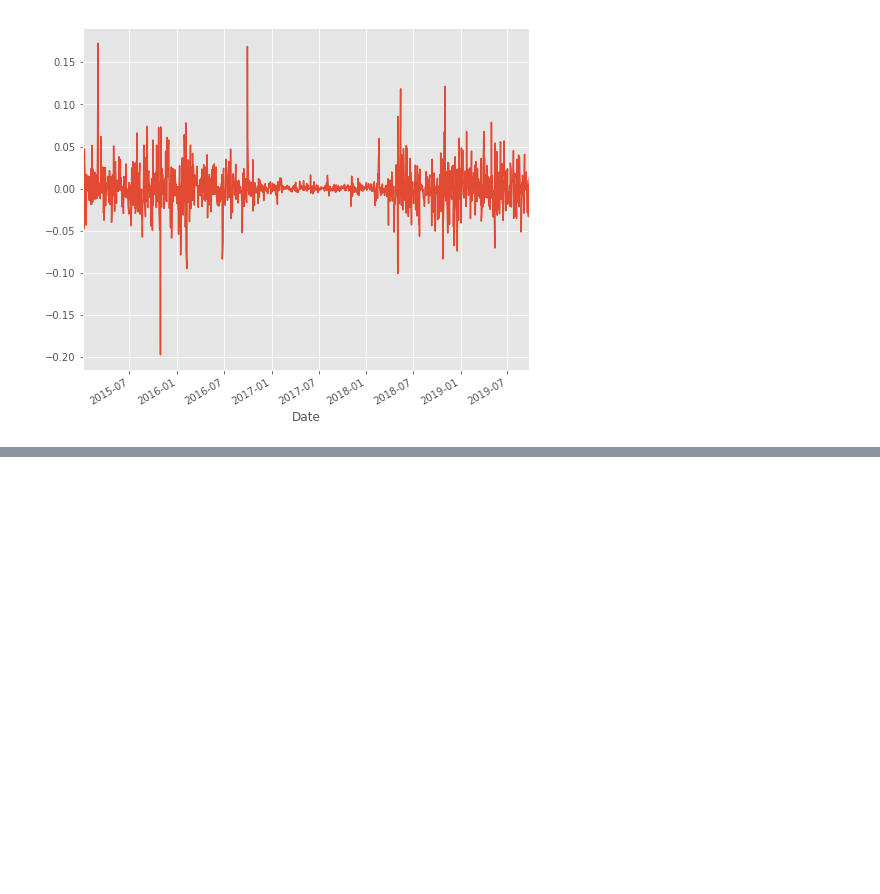
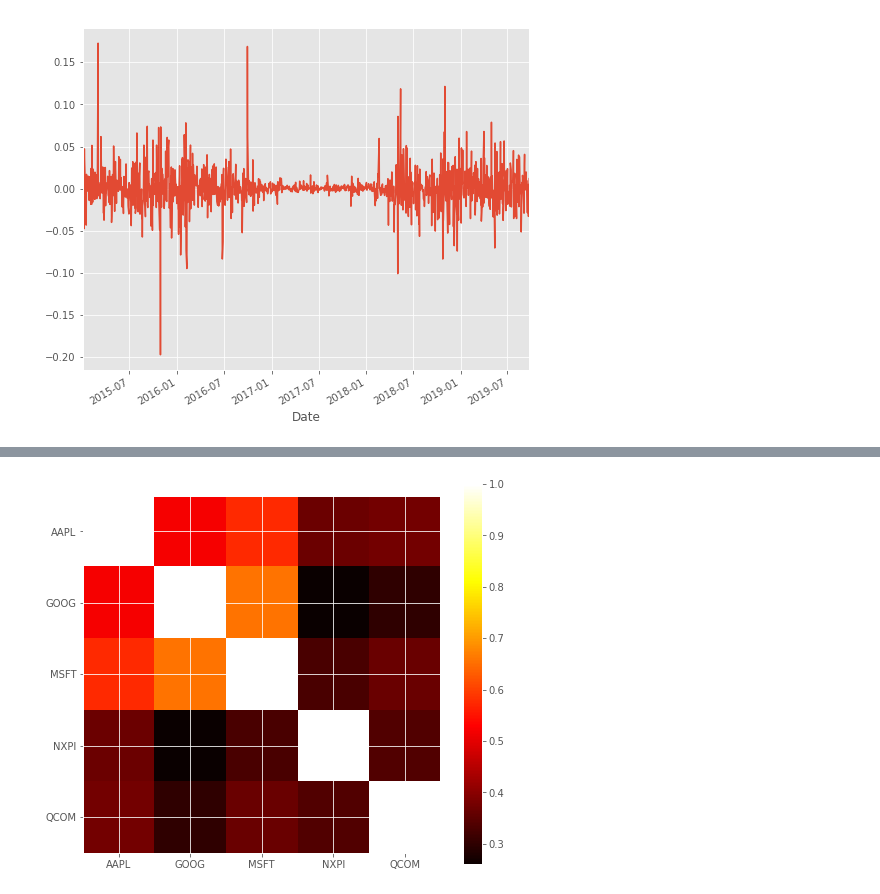
Before and after one commit to Unicorndy/Stock_analysis_Pandas_Scikit_Learn, a Jupyter notebook: Stock_analysis_with_pandas_scikit_learn.ipynb, the cells around one changed output, grey strips where cells are left out. Drawn from its saved outputs; the diff is of its cells as text; code cells hidden in the pictures; blank space fills up the shorter version.

```diff
--- a/Stock_analysis_with_pandas_scikit_learn.ipynb
+++ b/Stock_analysis_with_pandas_scikit_learn.ipynb
@@ -65,0 +109,8 @@ dfcomp = web.DataReader(['NXPI',AAPL', 'GE', 'GOOG', 'IBM', 'MSFT'],'yahoo',star
+# %%
+#Using heatmap to prove the positive correlations among the selected stock
+plt.imshow(corr, cmap='hot', interpolation='none')
+plt.colorbar()
+plt.xticks(range(len(corr)), corr.columns)
+plt.yticks(range(len(corr)), corr.columns);
+# %% [output]
+[figure, added]
```
Also changed, not shown: parts of 18 cells of this notebook.
